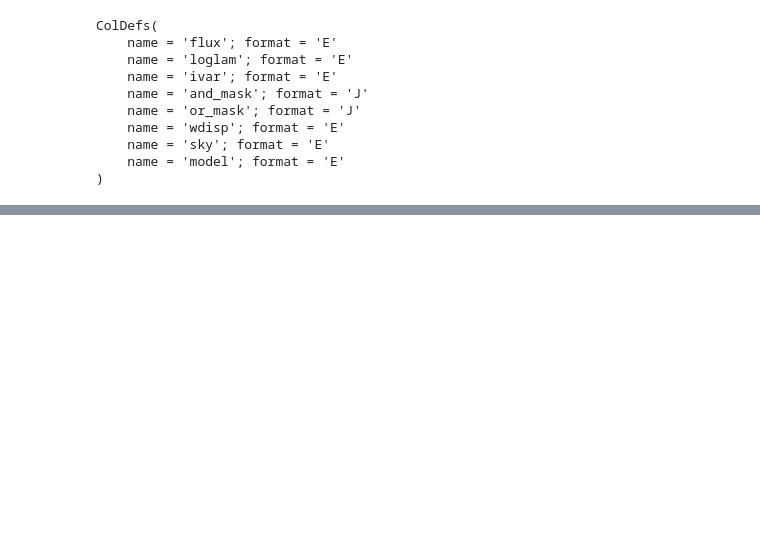
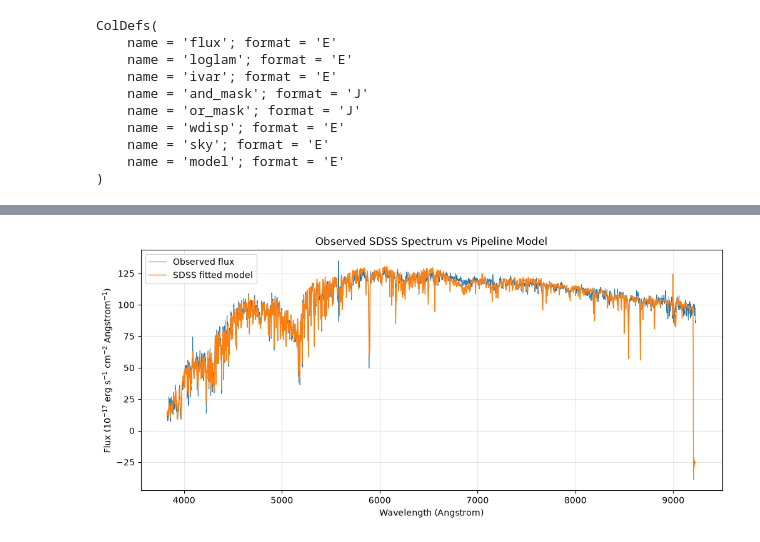
Before and after one commit to KV225511/X_space, a Jupyter notebook: notebooks/03_eda_spectra.ipynb, the cells around one changed output, grey strips where cells are left out. Saved outputs shown, nothing was run; the diff lists cells and outputs as text; code cells hidden in the pictures; blank space fills up the shorter version.

```diff
--- a/notebooks/03_eda_spectra.ipynb
+++ b/notebooks/03_eda_spectra.ipynb
@@ -407,0 +476,13 @@ ColDefs(
+# %%
+# ============================================================
+# 2. Convert logarithmic wavelength into Angstrom
+# ============================================================
+
+wavelength = 10 ** loglam
+
+print("Wavelength shape:", wavelength.shape)
+print("First 5 wavelengths:", wavelength[:5])
+print("Minimum wavelength:", wavelength.min())
+print("Maximum wavelength:", wavelength.max())
+print("First wavelength spacing:", wavelength[1] - wavelength[0])
+print("Last wavelength spacing:", wavelength[-1] - wavelength[-2])
@@ -407,0 +601,29 @@ ColDefs(
+# %%
+# ============================================================
+# 8. Compare observed flux with the SDSS model
+# ============================================================
+
+plt.figure(figsize=(12, 5))
+
+plt.plot(
+    clean_wavelength,
+    clean_flux,
+    linewidth=0.7,
+    label="Observed flux"
+)
+
+plt.plot(
+    clean_wavelength,
+    clean_model_flux,
+    linewidth=1.0,
+    label="SDSS fitted model"
+)
+
+plt.xlabel("Wavelength (Angstrom)")
+plt.ylabel(r"Flux ($10^{-17}$ erg s$^{-1}$ cm$^{-2}$ Angstrom$^{-1}$)")
+plt.title("Observed SDSS Spectrum vs Pipeline Model")
+plt.grid(True, alpha=0.3)
+plt.legend()
+plt.show()
+# %% [output]
+[figure, added]
```
Also changed, not shown: parts of 21 cells of this notebook.
